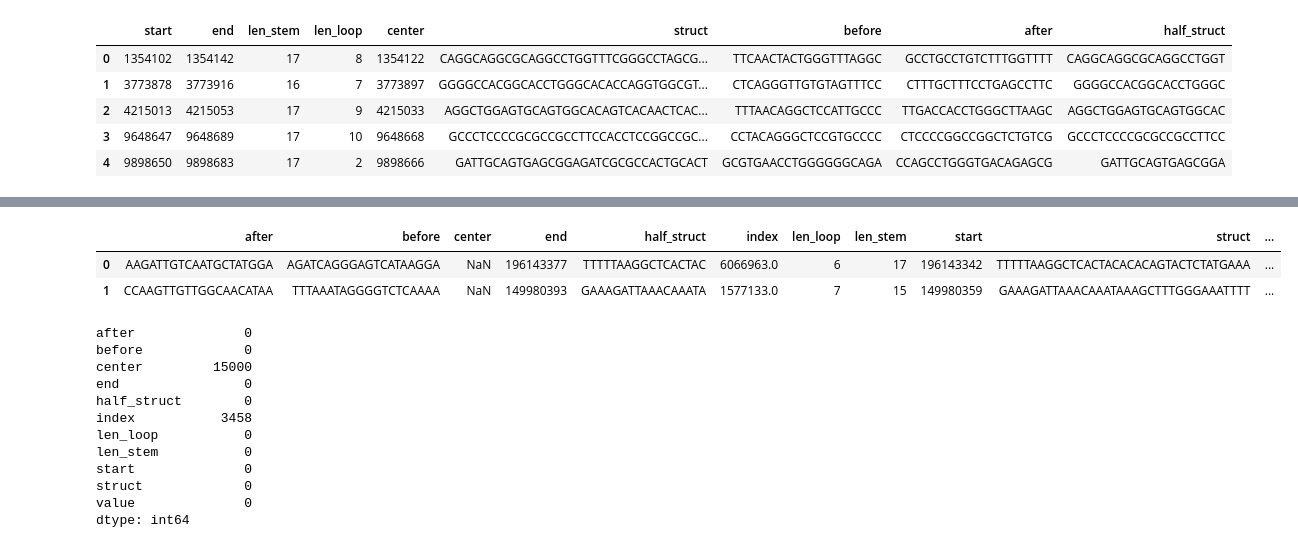
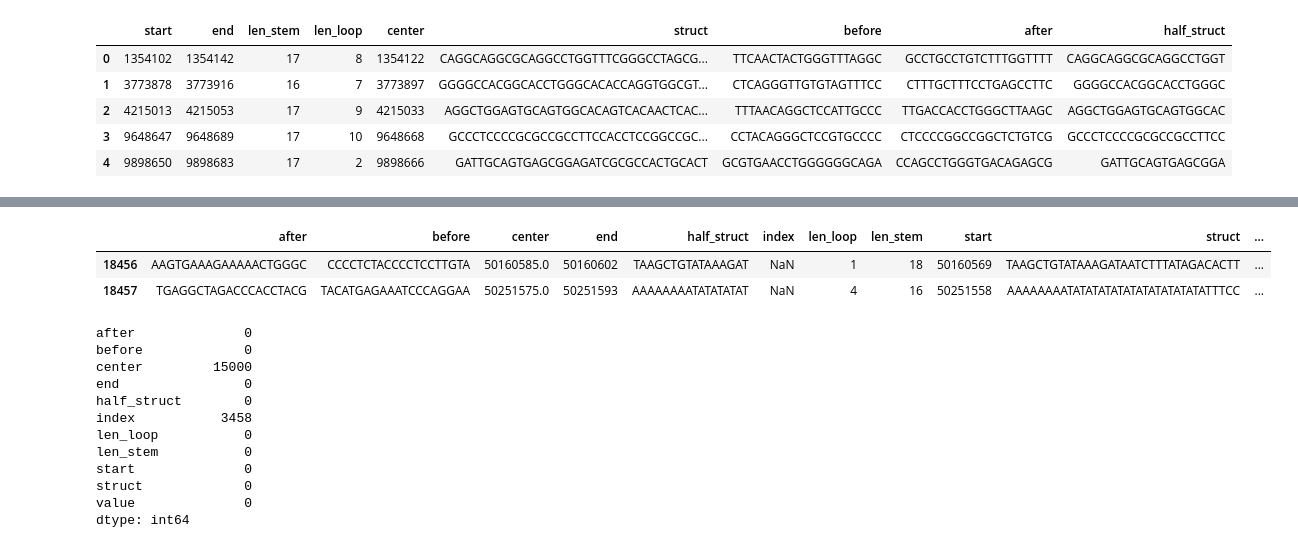
Before and after one commit to eamag/secpunct, a Jupyter notebook: notebooks/prototyping.ipynb, the cells around one changed output, grey strips where cells are left out. Drawn from its saved outputs; the diff is of its cells as text; code cells hidden in the pictures.

```diff
--- a/notebooks/prototyping.ipynb
+++ b/notebooks/prototyping.ipynb
@@ -79,12 +79,12 @@ neg_example.head(2)
 # %%
 neg_example['value'] = 0
 ss10bp['value'] = 1
-concated = pd.concat([neg_example, ss10bp])
-concated.head(2)
+concated = pd.concat([neg_example, ss10bp], ignore_index=True)
+concated.tail(2)
 # %% [output]
 |  | after | before | center | end | half_struct | index | len_loop | len_stem | start | struct | ... |
-| 0 | AAGATTGTCAATGCTATGGA | AGATCAGGGAGTCATAAGGA | NaN | 196143377 | TTTTTAAGGCTCACTAC | 6066963.0 | 6 | 17 | 196143342 | TTTTTAAGGCTCACTACACACAGTACTCTATGAAA | ... |
-| 1 | CCAAGTTGTTGGCAACATAA | TTTAAATAGGGGTCTCAAAA | NaN | 149980393 | GAAAGATTAAACAAATA | 1577133.0 | 7 | 15 | 149980359 | GAAAGATTAAACAAATAAAGCTTTGGGAAATTTT | ... |
+| 18456 | AAGTGAAAGAAAAACTGGGC | CCCCTCTACCCCTCCTTGTA | 50160585.0 | 50160602 | TAAGCTGTATAAAGAT | NaN | 1 | 18 | 50160569 | TAAGCTGTATAAAGATAATCTTTATAGACACTT | ... |
+| 18457 | TGAGGCTAGACCCACCTACG | TACATGAGAAATCCCAGGAA | 50251575.0 | 50251593 | AAAAAAAATATATATAT | NaN | 4 | 16 | 50251558 | AAAAAAAATATATATATATATATATATATATTTCC | ... |
 # %%
 import matplotlib.pyplot as plt
 import numpy as np
```
Also changed, not shown: parts of 25 cells of this notebook, 2 other files.
